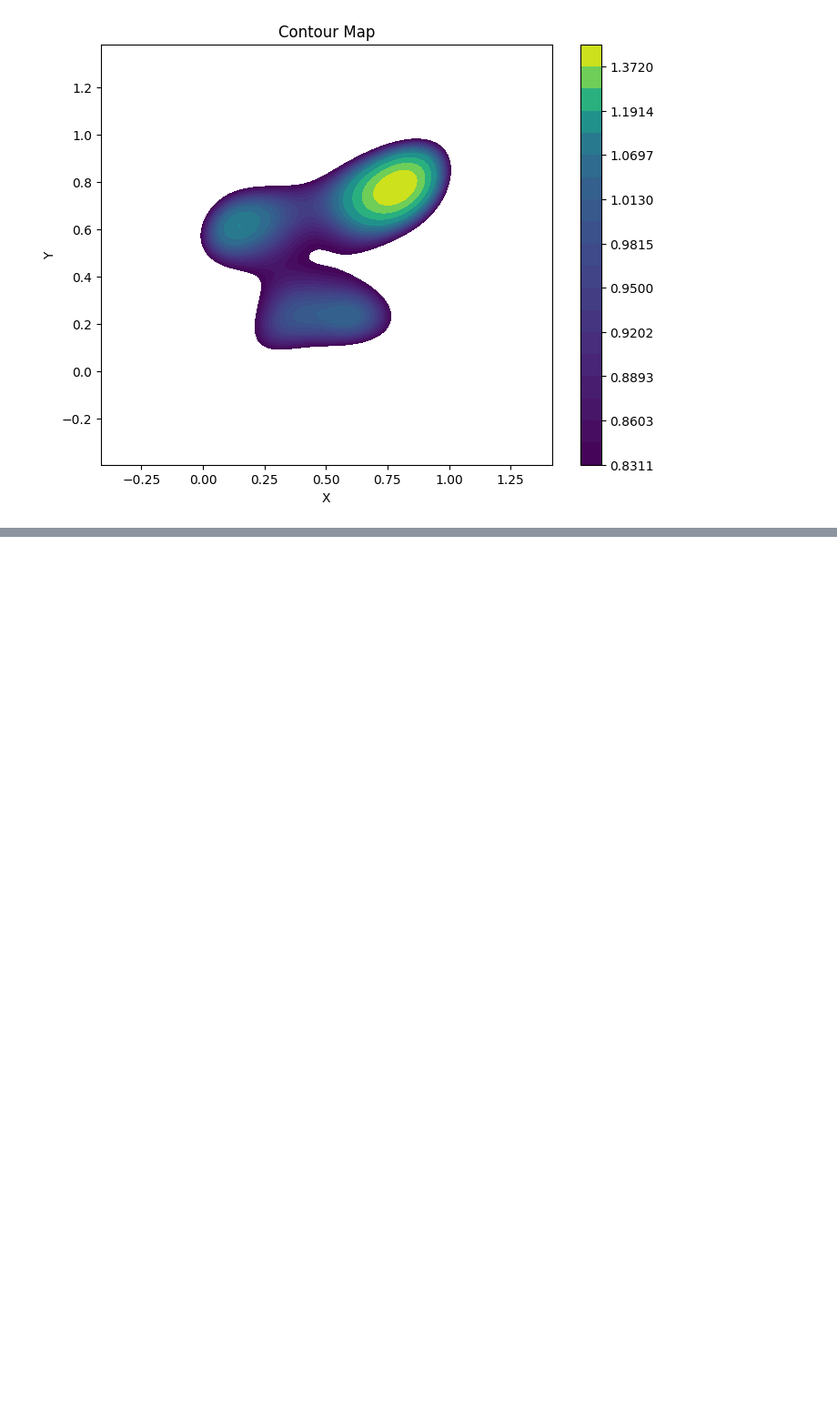
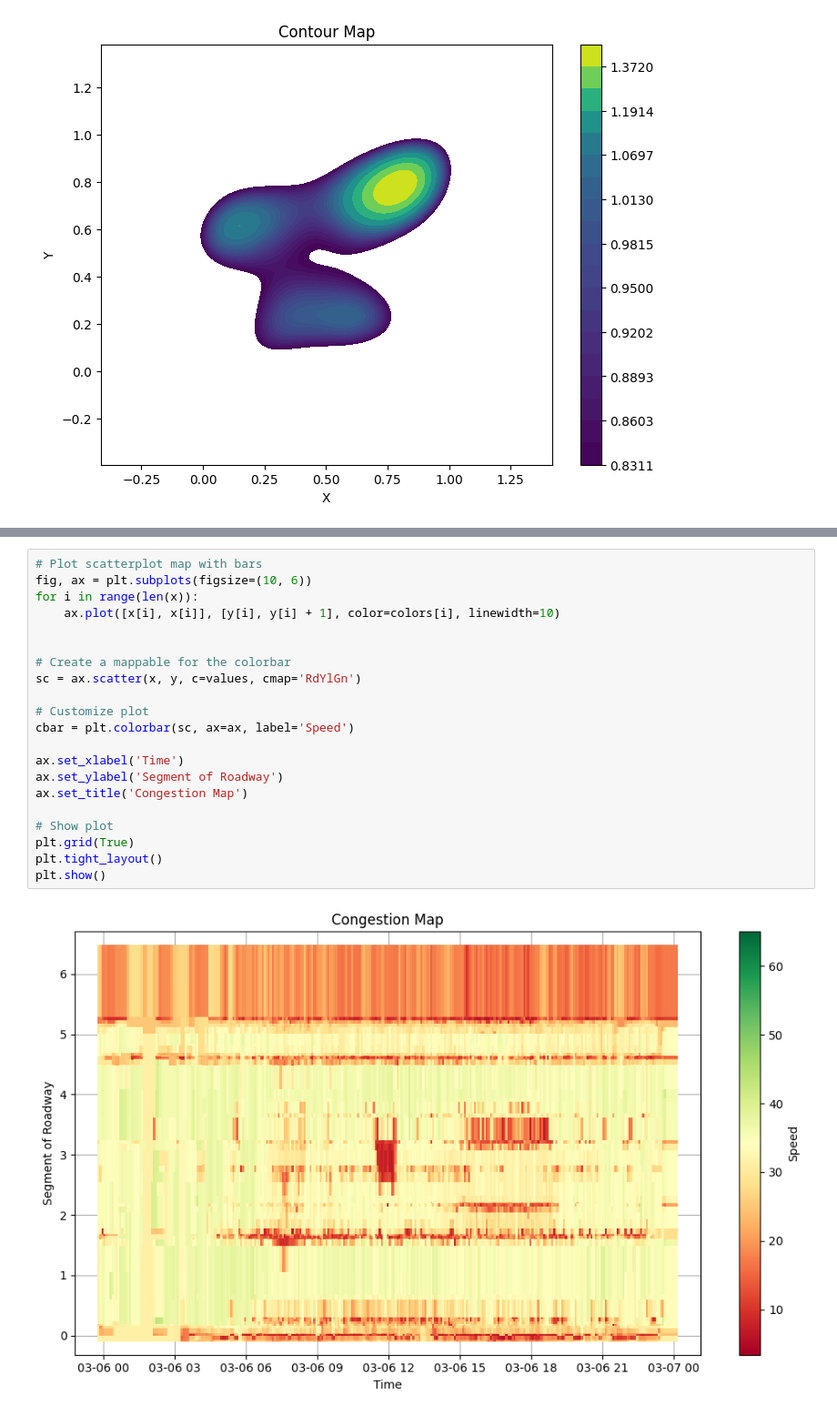
Before and after one commit to natelant/Avenue-Tools, a Jupyter notebook: TravelTimeTool/speeds_heatmap_sandbox.ipynb, the cells around one changed output, grey strips where cells are left out. Shown at 91% size. Saved outputs shown, nothing was run; the diff lists cells and outputs as text; blank space fills up the shorter version.

```diff
--- a/TravelTimeTool/speeds_heatmap_sandbox.ipynb
+++ b/TravelTimeTool/speeds_heatmap_sandbox.ipynb
@@ -128,0 +182,23 @@ plt.show()
+# %%
+# Plot scatterplot map with bars
+fig, ax = plt.subplots(figsize=(10, 6))
+for i in range(len(x)):
+    ax.plot([x[i], x[i]], [y[i], y[i] + 1], color=colors[i], linewidth=10)
+
+
+# Create a mappable for the colorbar
+sc = ax.scatter(x, y, c=values, cmap='RdYlGn')
+
+# Customize plot
+cbar = plt.colorbar(sc, ax=ax, label='Speed')
+
+ax.set_xlabel('Time')
+ax.set_ylabel('Segment of Roadway')
+ax.set_title('Congestion Map')
+
+# Show plot
+plt.grid(True)
+plt.tight_layout()
+plt.show()
+# %% [output]
+[figure, added]
```
Also changed, not shown: parts of 4 cells of this notebook, 1 other file.
